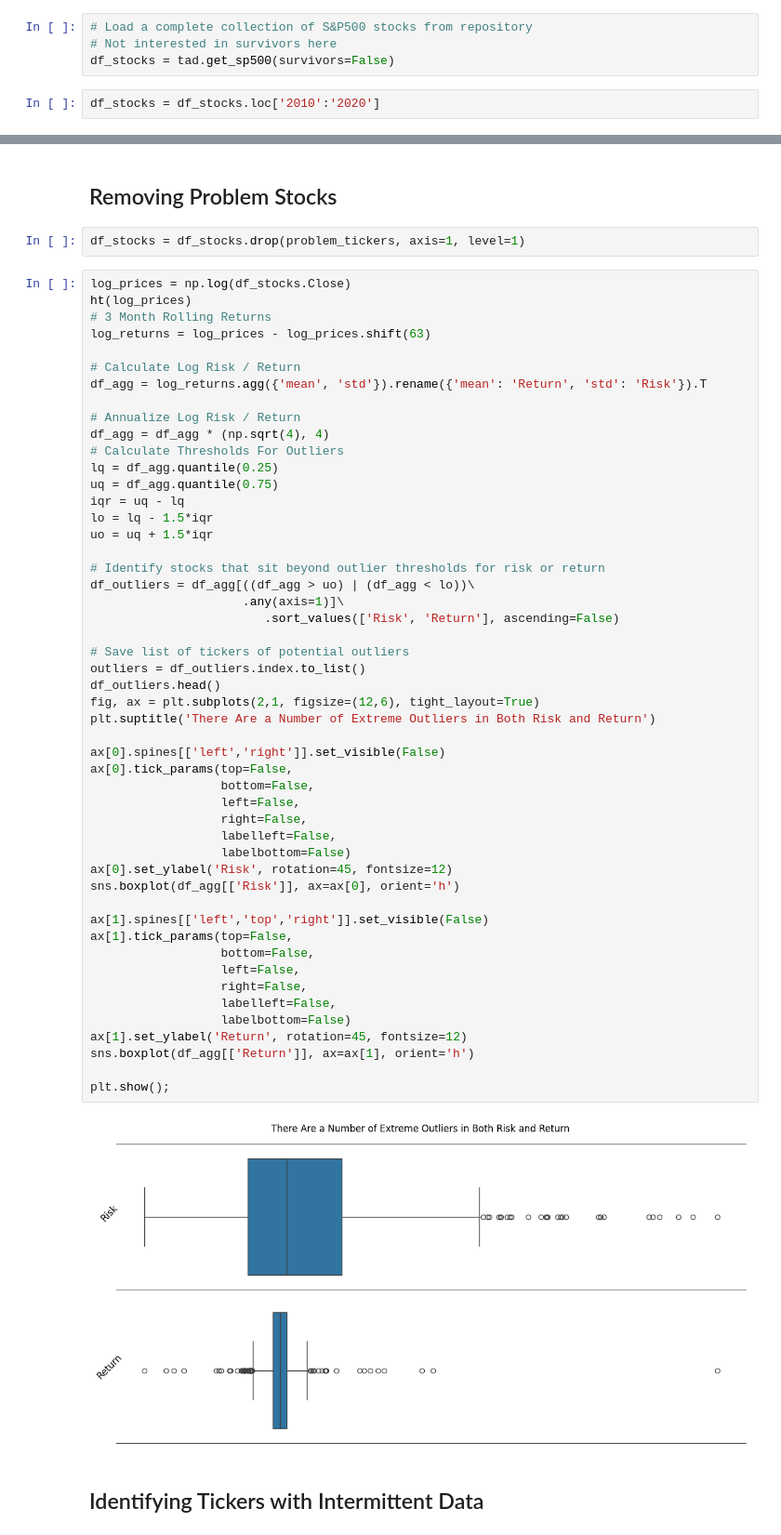
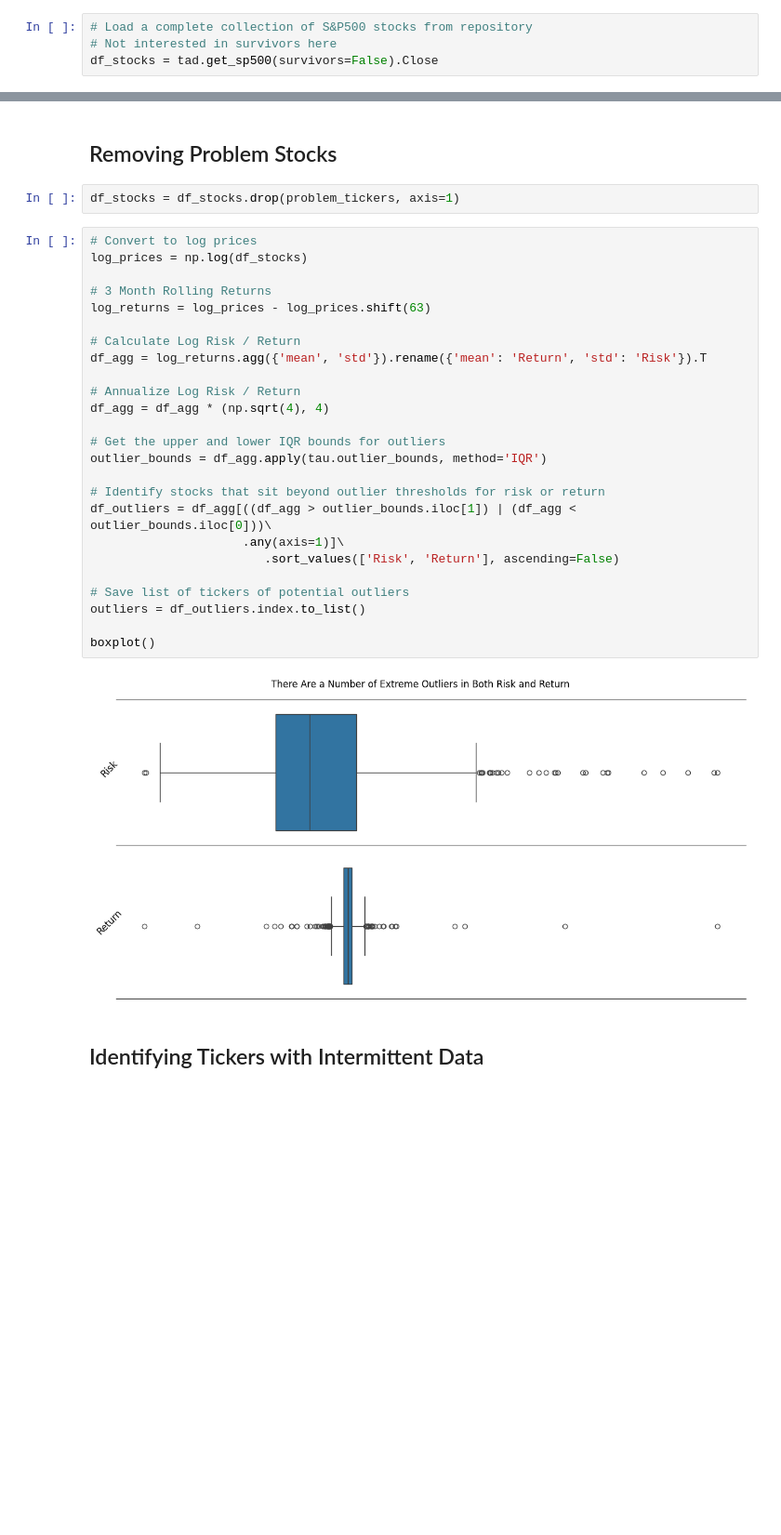
Before and after one commit to JamieW365/trading_algos, a Jupyter notebook: notebooks/data processing/identifying_outliers.ipynb, the cells around one changed output, grey strips where cells are left out. Shown at 93% size. Drawn from its saved outputs; the diff is of its cells as text; blank space fills up the shorter version.

```diff
--- a/notebooks/data processing/identifying_outliers.ipynb
+++ b/notebooks/data processing/identifying_outliers.ipynb
@@ -38,6 +38,4 @@ from trading_algos.utils import head_tail as ht
 # %%
 # Load a complete collection of S&P500 stocks from repository
 # Not interested in survivors here
-df_stocks = tad.get_sp500(survivors=False)
+df_stocks = tad.get_sp500(survivors=False).Close
-# %%
-df_stocks = df_stocks.loc['2010':'2020']
@@ -273,58 +249,33 @@ if num_empty_plots > 0:
 # %% [markdown]
 ## Removing Problem Stocks
 # %%
-df_stocks = df_stocks.drop(problem_tickers, axis=1, level=1)
+df_stocks = df_stocks.drop(problem_tickers, axis=1)
 # %%
-log_prices = np.log(df_stocks.Close)
-ht(log_prices)
+# Convert to log prices
+log_prices = np.log(df_stocks)
+
 # 3 Month Rolling Returns
 log_returns = log_prices - log_prices.shift(63)
 
 # Calculate Log Risk / Return
 df_agg = log_returns.agg({'mean', 'std'}).rename({'mean': 'Return', 'std': 'Risk'}).T
 
 # Annualize Log Risk / Return
 df_agg = df_agg * (np.sqrt(4), 4)
-# Calculate Thresholds For Outliers
-lq = df_agg.quantile(0.25)
-uq = df_agg.quantile(0.75)
-iqr = uq - lq
-lo = lq - 1.5*iqr
-uo = uq + 1.5*iqr
+
+# Get the upper and lower IQR bounds for outliers
+outlier_bounds = df_agg.apply(tau.outlier_bounds, method='IQR')
 
 # Identify stocks that sit beyond outlier thresholds for risk or return
-df_outliers = df_agg[((df_agg > uo) | (df_agg < lo))\
+df_outliers = df_agg[((df_agg > outlier_bounds.iloc[1]) | (df_agg < outlier_bounds.iloc[0]))\
                      .any(axis=1)]\
                         .sort_values(['Risk', 'Return'], ascending=False)
 
 # Save list of tickers of potential outliers
 outliers = df_outliers.index.to_list()
-df_outliers.head()
-fig, ax = plt.subplots(2,1, figsize=(12,6), tight_layout=True)
-plt.suptitle('There Are a Number of Extreme Outliers in Both Risk and Return')
 
-ax[0].spines[['left','right']].set_visible(False)
-ax[0].tick_params(top=False,
-                  bottom=False,
-                  left=False,
-                  right=False,
-                  labelleft=False,
-                  labelbottom=False)
-ax[0].set_ylabel('Risk', rotation=45, fontsize=12)
-sns.boxplot(df_agg[['Risk']], ax=ax[0], orient='h')
-
-ax[1].spines[['left','top','right']].set_visible(False)
-ax[1].tick_params(top=False,
-                  bottom=False,
-                  left=False,
-                  right=False,
-                  labelleft=False,
-                  labelbottom=False)
-ax[1].set_ylabel('Return', rotation=45, fontsize=12)
-sns.boxplot(df_agg[['Return']], ax=ax[1], orient='h')
-
-plt.show();
+boxplot()
 # %% [output]
-[figure, old version]
+[figure, new version]
 # %% [markdown]
 ## Identifying Tickers with Intermittent Data
```
Also changed, not shown: parts of 53 cells of this notebook.
